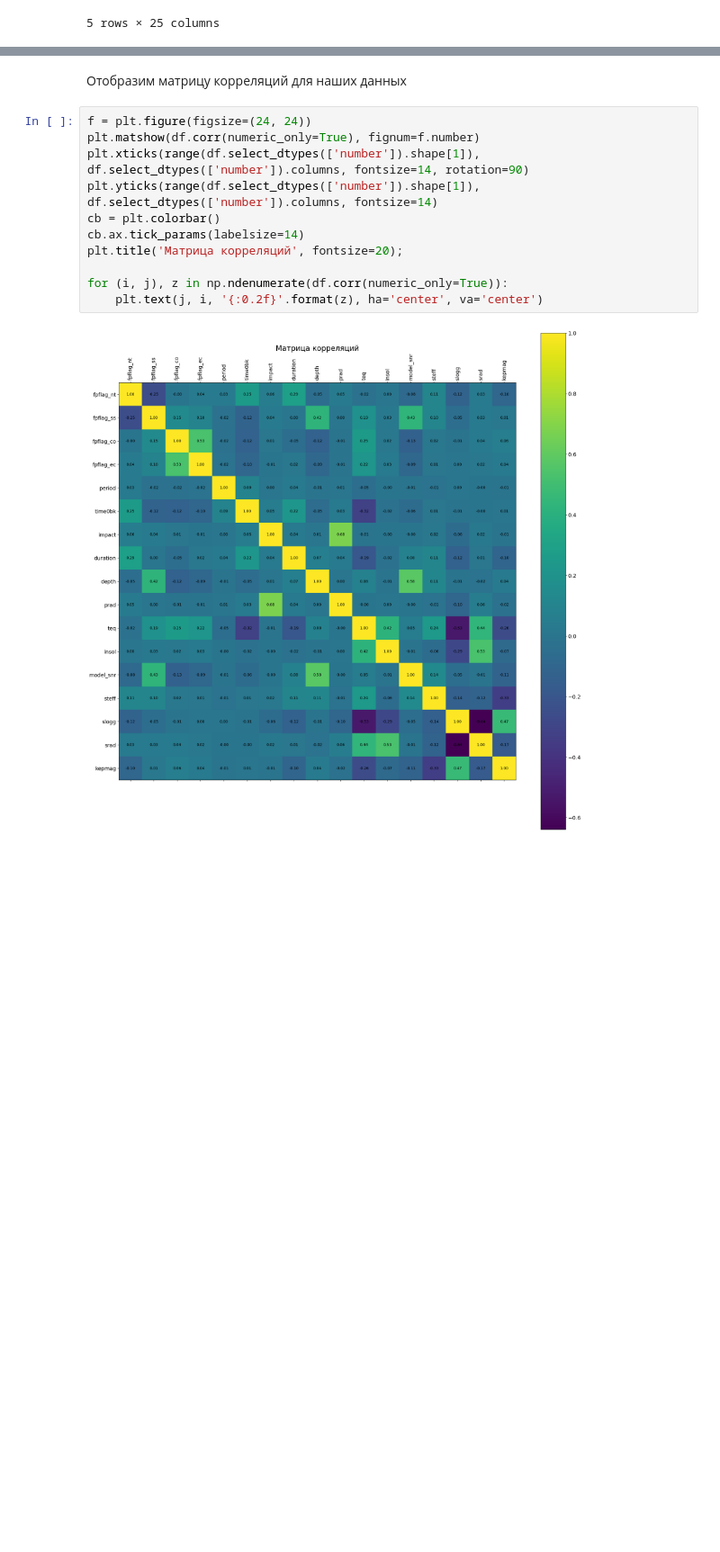
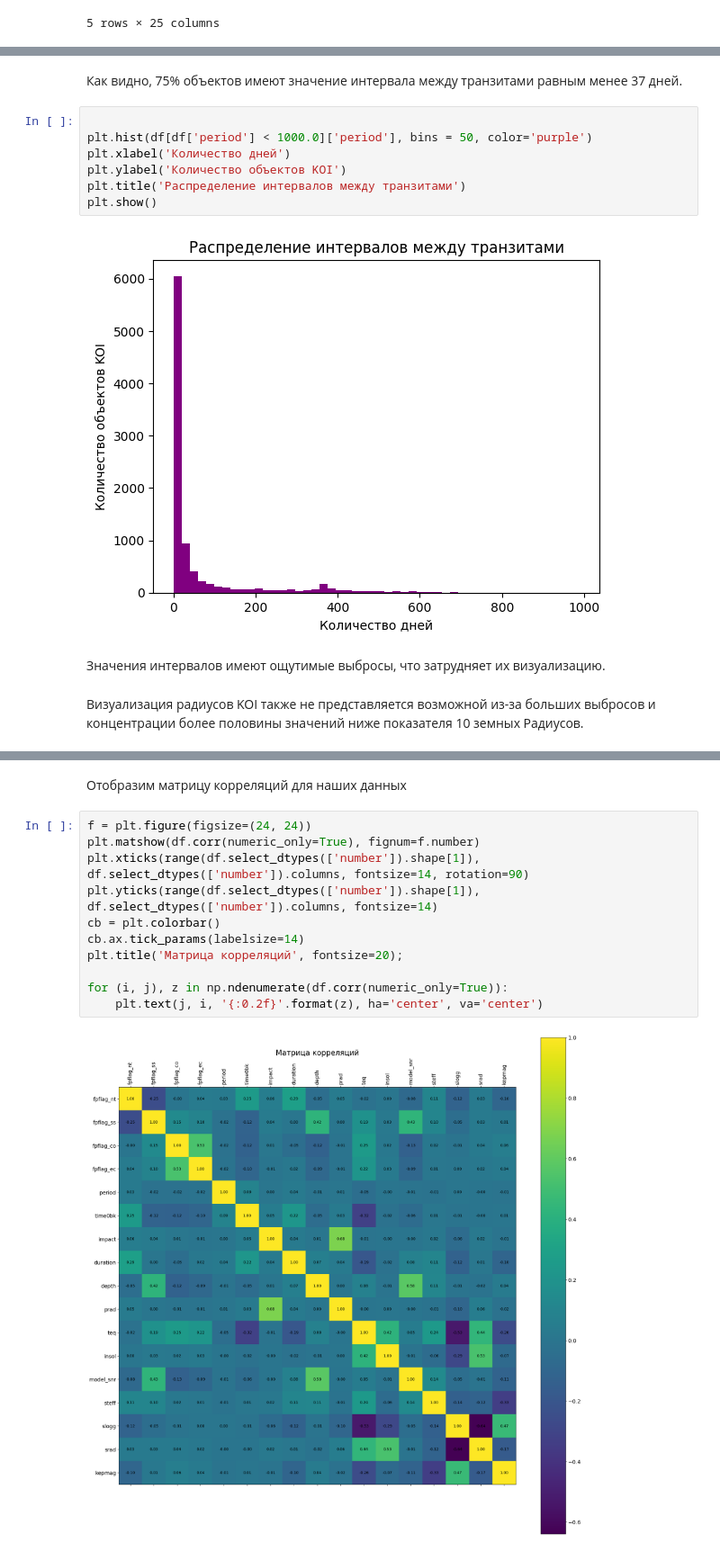
Before and after one commit to Polinezhich/andan_FP, a Jupyter notebook: main.ipynb, the cells around one changed output, grey strips where cells are left out. Shown at 90% size. Saved outputs shown, nothing was run; the diff lists cells and outputs as text; blank space fills up the shorter version.

```diff
--- a/main.ipynb
+++ b/main.ipynb
@@ -197,0 +226,15 @@ extra_df.head()
+# %% [markdown]
+Как видно, 75% объектов имеют значение интервала между транзитами равным менее 37 дней.
+# %%
+
+plt.hist(df[df['period'] < 1000.0]['period'], bins = 50, color='purple')
+plt.xlabel('Количество дней')
+plt.ylabel('Количество объектов KOI')
+plt.title('Распределение интервалов между транзитами')
+plt.show()
+# %% [output]
+[figure, added]
+# %% [markdown]
+Значения интервалов имеют ощутимые выбросы, что затрудняет их визуализацию.
+# %% [markdown]
+Визуализация радиусов KOI также не представляется возможной из-за больших выбросов и концентрации более половины значений ниже показателя 10 земных Радиусов.
```
Also changed, not shown: parts of 14 cells of this notebook.
